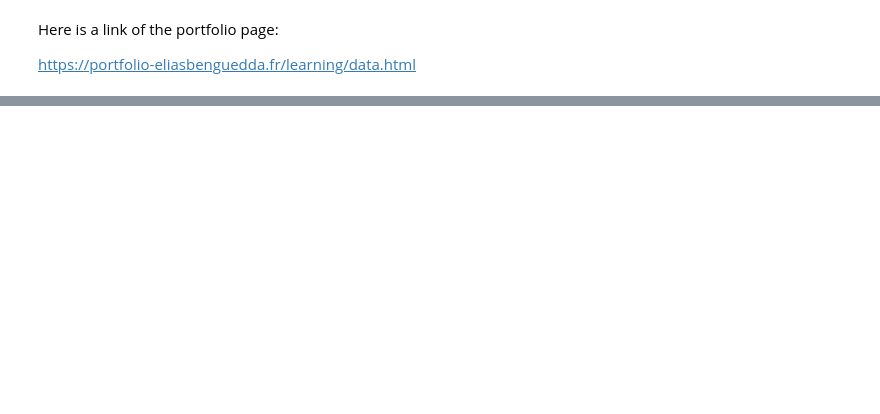
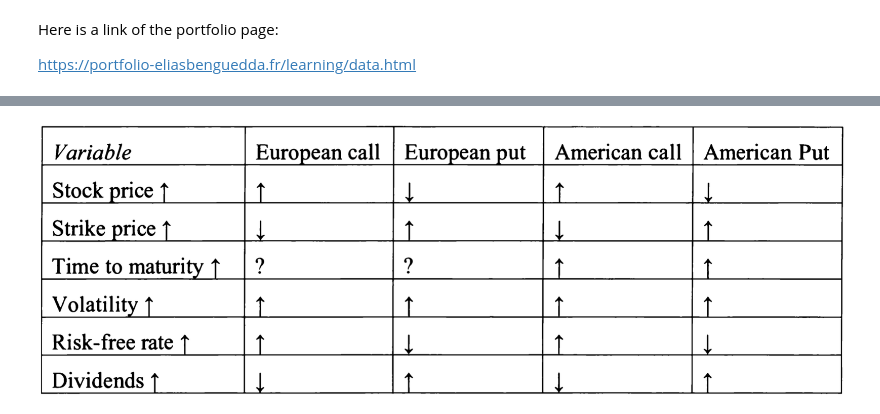
Before and after one commit to Elias171204/portfolio-eliasbenguedda, a Jupyter notebook: Options/Datas/synthetic_option_chain.ipynb, the cells around one changed output, grey strips where cells are left out. Cells and saved outputs as stored; diff of their text form; code cells hidden in the pictures; blank space fills up the shorter version.

```diff
--- a/Options/Datas/synthetic_option_chain.ipynb
+++ b/Options/Datas/synthetic_option_chain.ipynb
@@ -703,0 +731,4 @@ https://portfolio-eliasbenguedda.fr/learning/data.html
+# %%
+Image("images/impact-on-option-prices.png")
+# %% [output]
+[figure, added]
```
Also changed, not shown: parts of 27 cells of this notebook, 17 other files.
